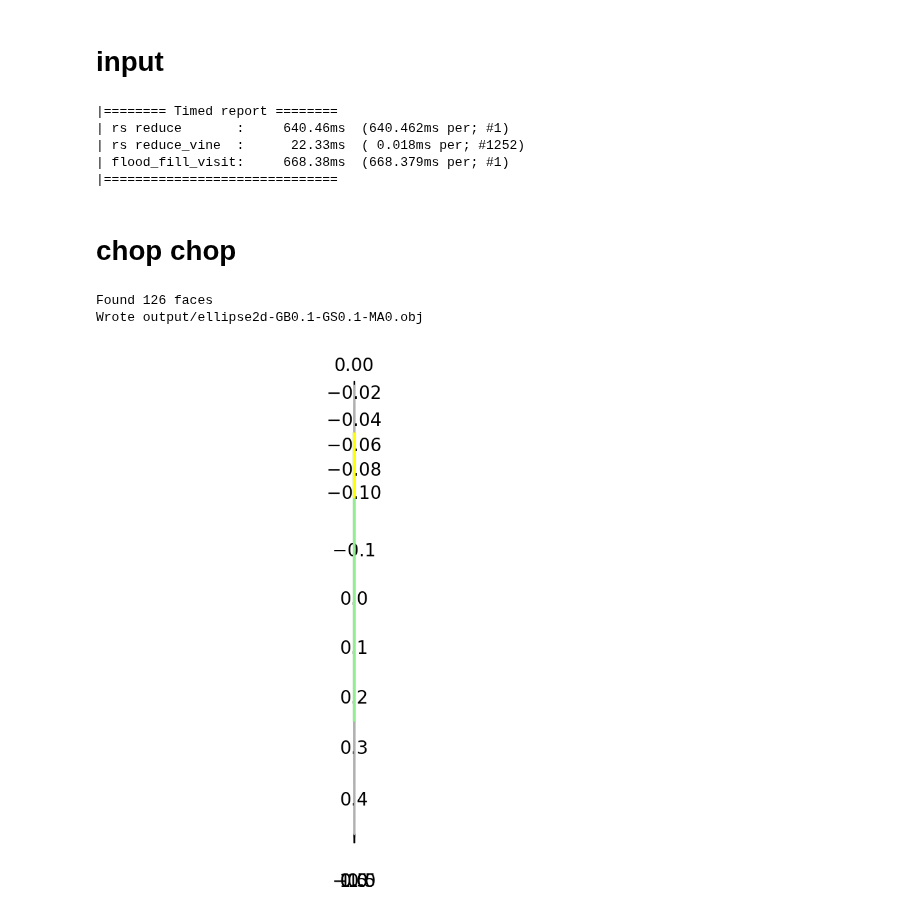
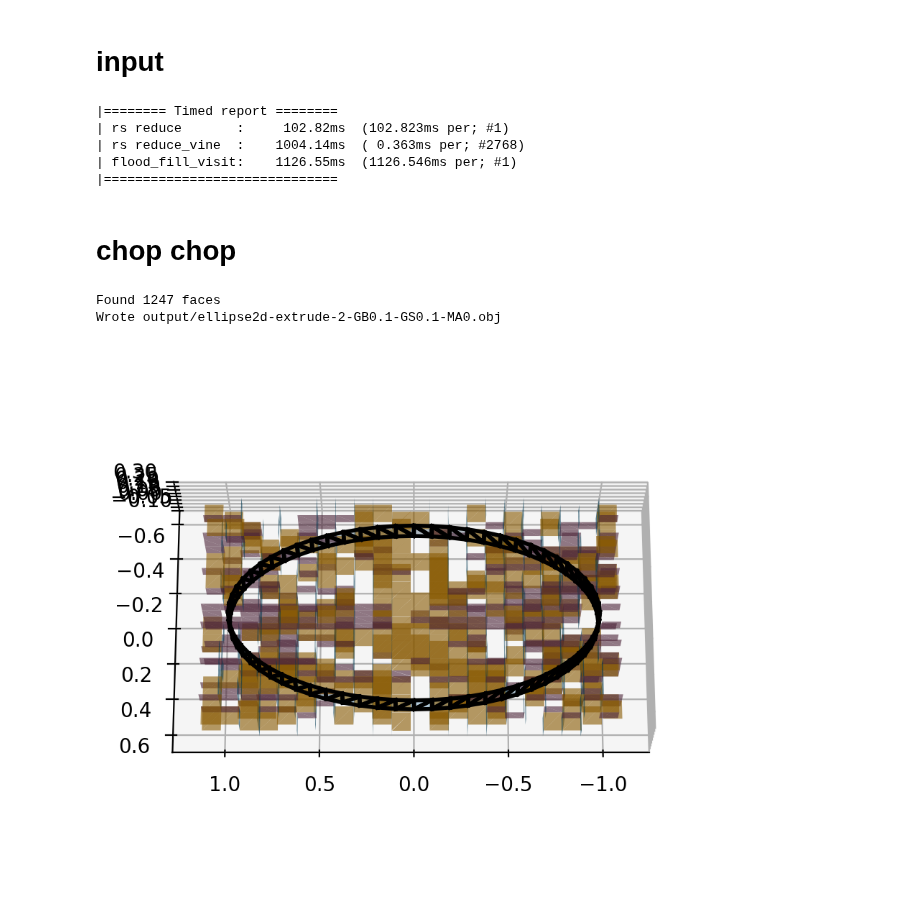
Before and after one commit to medial-ax/medial-ax, a Jupyter notebook: rustbook.ipynb, the cells around one changed output. Saved outputs shown, nothing was run; the diff lists cells and outputs as text; code cells hidden in the pictures.

```diff
--- a/rustbook.ipynb
+++ b/rustbook.ipynb
@@ -58,7 +58,7 @@ def plotline(ax, p, q, *args, **kwargs):
 # %% [markdown]
 # input
 # %%
-example = ex.ellipse2d
+example = ex.ellipse2d_extrude_2
 
 our_complex = inp.read_obj(example.filename)
 gridd = grid.Grid3.from_complex(our_complex, example.grid_size, buffer=example.grid_buffer)
@@ -95,9 +95,9 @@ with utils.Timed('flood_fill_visit'):
 utils.Timed.report()
 # %% [output]
 |======== Timed report ========
-| rs reduce       :     640.46ms  (640.462ms per; #1)
-| rs reduce_vine  :      22.33ms  ( 0.018ms per; #1252)
-| flood_fill_visit:     668.38ms  (668.379ms per; #1)
+| rs reduce       :     102.82ms  (102.823ms per; #1)
+| rs reduce_vine  :    1004.14ms  ( 0.363ms per; #2768)
+| flood_fill_visit:    1126.55ms  (1126.546ms per; #1)
 |==============================
 # %% [markdown]
 # chop chop
@@ -169,65 +169,63 @@ for (old_cell, new_cell, swaps) in list_of_swaps:
     faces.append(gridd.dual_face(old_cell, new_cell))
     s = swaps[0]
     swap_coordinate_pairs.append(Data(
       gridd.coordinate(old_cell),
       gridd.coordinate(new_cell),
       s.dim,
       s.i,
       s.j,
       rs_complex.simplices_per_dim[s.dim][s.i].center_point(rs_complex),
       rs_complex.simplices_per_dim[s.dim][s.j].center_point(rs_complex),
       state_old,
       state_new
     ))
 
-i = 8
-
 print(f'Found {len(faces)} faces')
 export_obj(example, our_complex, faces)
 plt, ax = ourplot.plot_vineyard_results(
   our_complex,
   gridd,
-  faces[i:i+1],
+  faces,
   CameraOpt(azim=90, elev=70),
   # only_edges=True,
   # complex_vertices=True,
   skip_grid=True,
   # skip_cube=True
 )
 
-for d in swap_coordinate_pairs[i:i + 1]:
-  g1 = d.old_grid_point
-  g2 = d.new_grid_point
-  si_p = d.simplex_i_p
-  sj_p = d.simplex_j_p
+# for d in swap_coordinate_pairs[i:i + 1]:
+#   g1 = d.old_grid_point
+#   g2 = d.new_grid_point
+#   si_p = d.simplex_i_p
+#   sj_p = d.simplex_j_p
 
-  killer_i = d.state_old.find_killer(d.dim, d.i)
-  victim_i = d.state_old.find_victim(d.dim, d.i)
-  if killer_i is not None:
-    kp = rs_complex.simplices_per_dim[d.dim+1][killer_i].center_point(rs_complex)
-    plotline(ax, si_p, kp, '-', color='red')
-  elif victim_i is not None:
-    vp = rs_complex.simplices_per_dim[d.dim-1][victim_i].center_point(rs_complex)
-    plotline(ax, si_p, vp, '-', color='green')
-  else:
-    print('no killer or victim for i')
+#   killer_i = d.state_old.find_killer(d.dim, d.i)
+#   victim_i = d.state_old.find_victim(d.dim, d.i)
+#   if killer_i is not None:
+#     kp = rs_complex.simplices_per_dim[d.dim+1][killer_i].center_point(rs_complex)
+#     plotline(ax, si_p, kp, '-', color='red')
+#   elif victim_i is not None:
+#     vp = rs_complex.simplices_per_dim[d.dim-1][victim_i].center_point(rs_complex)
+#     plotline(ax, si_p, vp, '-', color='green')
+#   else:
+#     print('no killer or victim for i')
 
-  killer_j = d.state_new.find_killer(d.dim, d.j)
-  victim_j = d.state_new.find_victim(d.dim, d.j)
-  if killer_j is not None:
-    kp = rs_complex.simplices_per_dim[d.dim+1][killer_j].center_point(rs_complex)
-    plotline(ax, sj_p, kp, '-', color='lightred')
-  elif victim_j is not None:
-    vp = rs_complex.simplices_per_dim[d.dim-1][victim_j].center_point(rs_complex)
-    plotline(ax, sj_p, vp, '-', color='lightgreen')
-  else:
-    print('no killer or victim for j')
+#   killer_j = d.state_new.find_killer(d.dim, d.j)
+#   victim_j = d.state_new.find_victim(d.dim, d.j)
+#   if killer_j is not None:
+#     kp = rs_complex.simplices_per_dim[d.dim+1][killer_j].center_point(rs_complex)
+#     plotline(ax, sj_p, kp, '-', color='lightred')
+#   elif victim_j is not None:
+#     vp = rs_complex.simplices_per_dim[d.dim-1][victim_j].center_point(rs_complex)
+#     plotline(ax, sj_p, vp, '-', color='lightgreen')
+#   else:
+#     print('no killer or victim for j')
 
-  plotline(ax, g1, si_p, '-', color='orange')
-  plotline(ax, g1, g2, '-', color='black')
-  plotline(ax, g2, sj_p, '-', color='yellow')
+#   plotline(ax, g1, si_p, '-', color='orange')
+#   plotline(ax, g1, g2, '-', color='black')
+#   plotline(ax, g2, sj_p, '-', color='yellow')
 # %% [output]
-Found 126 faces
-Wrote output/ellipse2d-GB0.1-GS0.1-MA0.obj
+Found 1247 faces
+Wrote output/ellipse2d-extrude-2-GB0.1-GS0.1-MA0.obj
-[figure, old version]
+[figure, new version]
 # %%
```
Also changed, not shown: parts of 2 cells of this notebook, 1 other file.
